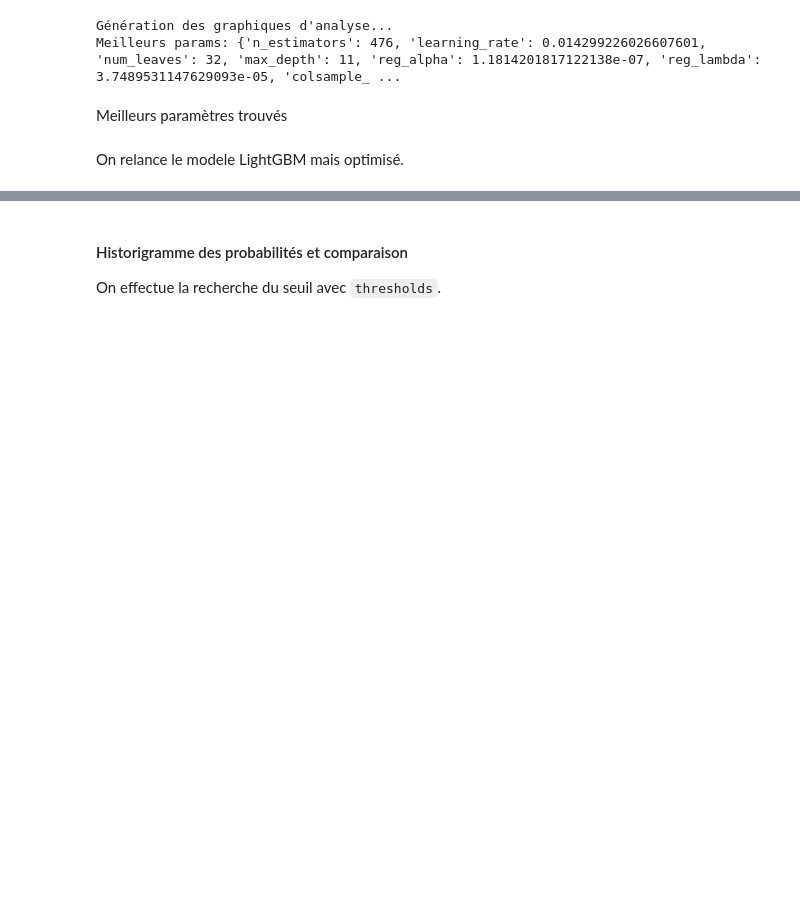
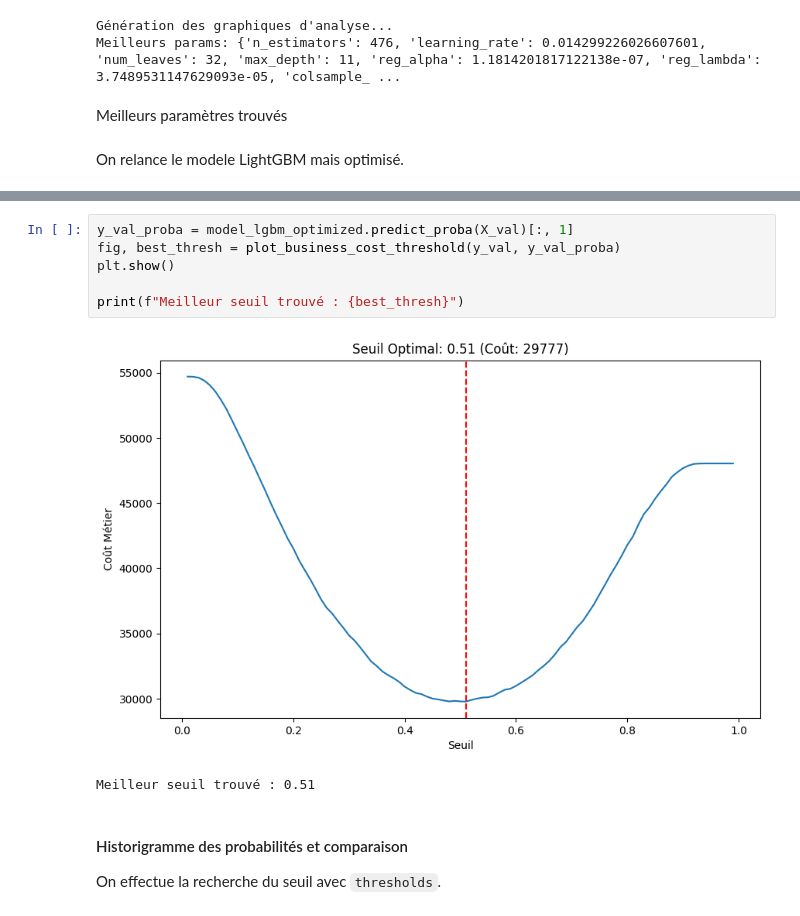
Before and after one commit to Sorci3/dataAnalysis, a Jupyter notebook: notebooks/02_model_training.ipynb, the cells around one changed output, grey strips where cells are left out. Drawn from its saved outputs; the diff is of its cells as text; blank space fills up the shorter version.

```diff
--- a/notebooks/02_model_training.ipynb
+++ b/notebooks/02_model_training.ipynb
@@ -492,3 +392,12 @@ Modèle loggé dans MLflow avec run_id: 0907206f98954aa1899be7f2b20958d8
+# %%
+y_val_proba = model_lgbm_optimized.predict_proba(X_val)[:, 1]
+fig, best_thresh = plot_business_cost_threshold(y_val, y_val_proba)
+plt.show()
+
+print(f"Meilleur seuil trouvé : {best_thresh}")
+# %% [output]
+[figure, added]
+Meilleur seuil trouvé : 0.51
 # %% [markdown]
 #### Historigramme des probabilités et comparaison
 On effectue la recherche du seuil avec `thresholds`.
```
Also changed, not shown: parts of 14 cells of this notebook, 8 other files.
